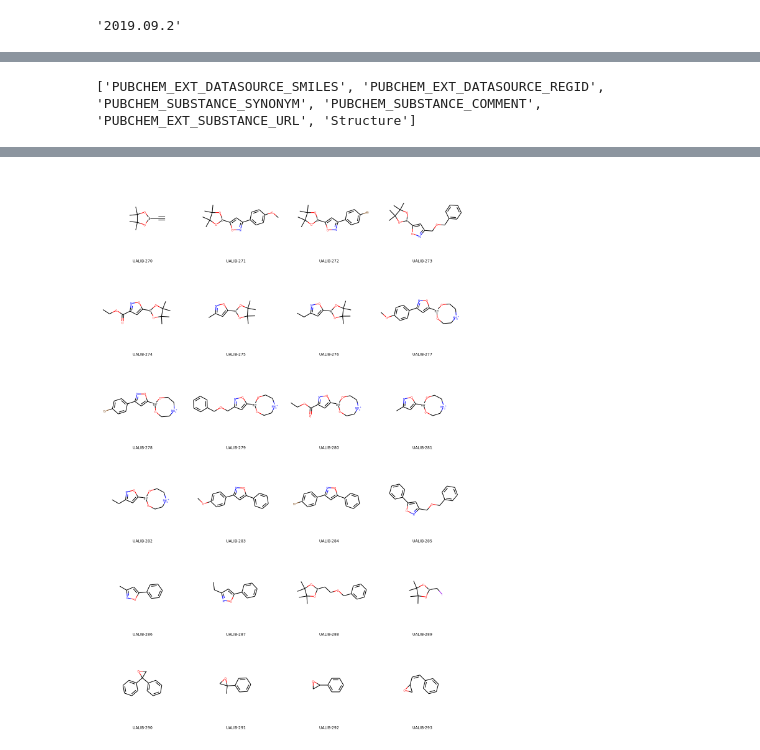
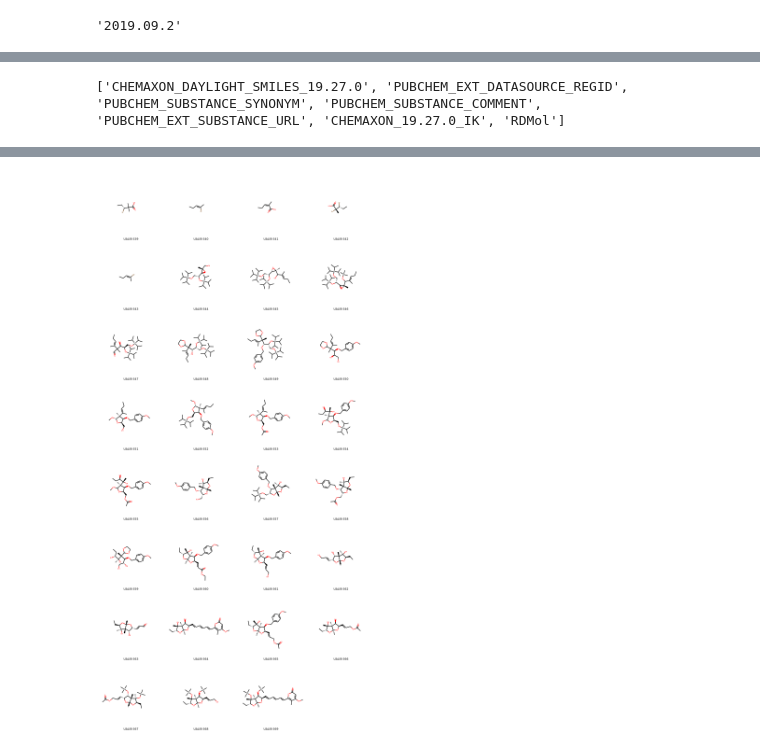
Before and after one commit to ualibweb/UALIB_ChemStructures, a Jupyter notebook: Jupyter_IndexTemplate/UALIB_Chemical_Structures_IndexTemplate.ipynb, the cells around one changed output, grey strips where cells are left out. Saved outputs shown, nothing was run; the diff lists cells and outputs as text; code cells hidden in the pictures.

Commit message:
Commit updated workflow and Eom KD Thesis data

```diff
--- a/Jupyter_IndexTemplate/UALIB_Chemical_Structures_IndexTemplate.ipynb
+++ b/Jupyter_IndexTemplate/UALIB_Chemical_Structures_IndexTemplate.ipynb
@@ -26,16 +26,17 @@ rdkit.__version__
 # Import the thesis chemical structure data
 
 # The file names are in the format:
-# year_author_UACatalogAccession#_substances_raw.csv (e.g.,1995_Battle_W_UA.849024_substances_raw.csv)
+# year_author_UACatalogAccession#_substances_raw.csv (e.g.,2000_Eom_KD_UA.1128100_substances_raw.csv)
 
 # The format of the data within the file is as follows:
-# PUBCHEM_EXT_DATASOURCE_SMILES	PUBCHEM_EXT_DATASOURCE_REGID	PUBCHEM_SUBSTANCE_SYNONYM	PUBCHEM_SUBSTANCE_COMMENT	PUBCHEM_EXT_SUBSTANCE_URL
-# [H]C#CB1OC(C)(C)C(C)(C)O1	UALIB-270	Pinacol ethynylborate	Battle, W. The Synthesis of 5-(Boronic Ester)-Isoxazoles and Their use in Palladium-Catalyzed Cross-Coupling Reactions with Iodobenzene. M.A. Thesis, The University of Alabama, 1995.	https://search.ebscohost.com/login.aspx?direct=true&db=cat00456a&AN=ua.849024&site=eds-live&scope=site&custid=s4594951&groupid=main&profid=eds&authtype=ip,guest
-# CC1(C)C(C)(C)OB(C2=CC(C3=CC=C(OC)C=C3)=NO2)O1	UALIB-271	3-(4’Methoxyphenyl)-5-(pinacolboronate)-isoxazole	Battle, W. The Synthesis of 5-(Boronic Ester)-Isoxazoles and Their use in Palladium-Catalyzed Cross-Coupling Reactions with Iodobenzene. M.A. Thesis, The University of Alabama, 1995.	https://search.ebscohost.com/login.aspx?direct=true&db=cat00456a&AN=ua.849024&site=eds-live&scope=site&custid=s4594951&groupid=main&profid=eds&authtype=ip,guest
-# CC1(C)C(C)(C)OB(C2=CC(C3=CC=C(Br)C=C3)=NO2)O1	UALIB-272	3-(4’-Bromophenyl)-5-(pinacolboronate)-isoxazole	Battle, W. The Synthesis of 5-(Boronic Ester)-Isoxazoles and Their use in Palladium-Catalyzed Cross-Coupling Reactions with Iodobenzene. M.A. Thesis, The University of Alabama, 1995.	https://search.ebscohost.com/login.aspx?direct=true&db=cat00456a&AN=ua.849024&site=eds-live&scope=site&custid=s4594951&groupid=main&profid=eds&authtype=ip,guest
+
+# CHEMAXON_DAYLIGHT_SMILES_19.27.0	PUBCHEM_EXT_DATASOURCE_REGID	PUBCHEM_SUBSTANCE_SYNONYM	PUBCHEM_SUBSTANCE_COMMENT	PUBCHEM_EXT_SUBSTANCE_URL	CHEMAXON_19.27.0_IK
+# [H][C@@](Br)(CC)C(C)(C)C(O)=O	UALIB-339	Erythro-2,3-Dibromo-2-methylpentanoic acid	Eom, K.D. Total Synthesis of (+)-Asteltoxin. Ph.D. Thesis, The University of Alabama, 2000.	https://search.ebscohost.com/login.aspx?direct=true&db=cat00456a&AN=ua.1128100&site=eds-live&scope=site&custid=s4594951&groupid=main&profid=eds&authtype=ip,guest	UCKHUOHUOYJTCV-RXMQYKEDSA-N
+# [H]\C(CC)=C(/C)Br	UALIB-340	Z-2-Bromo-2-pentene	Eom, K.D. Total Synthesis of (+)-Asteltoxin. Ph.D. Thesis, The University of Alabama, 2000.	https://search.ebscohost.com/login.aspx?direct=true&db=cat00456a&AN=ua.1128100&site=eds-live&scope=site&custid=s4594951&groupid=main&profid=eds&authtype=ip,guest	RWKAFOQZRPDXDT-PLNGDYQASA-N
+# [H]\C(CC)=C(/C)C(O)=O	UALIB-341	cis-2-Methyl-2-pentenoic acid	Eom, K.D. Total Synthesis of (+)-Asteltoxin. Ph.D. Thesis, The University of Alabama, 2000.	https://search.ebscohost.com/login.aspx?direct=true&db=cat00456a&AN=ua.1128100&site=eds-live&scope=site&custid=s4594951&groupid=main&profid=eds&authtype=ip,guest	JJYWRQLLQAKNAD-PLNGDYQASA-N
 # ...
 
-file_name_raw = 'test_substances_raw.csv' # change this line each time, that's it.
+file_name_raw = '2000_Eom_KD_UA.1128100_substances_raw.csv' # change this line each time, that's it.
 thesis_df = pd.read_csv(file_name_raw, sep = '\t')
 
 # view first 10 rows
@@ -55,17 +56,18 @@ thesis_df.head(10)
 # %%
 # Add RDKit Molecular Objects
-PandasTools.AddMoleculeColumnToFrame(thesis_df,'PUBCHEM_EXT_DATASOURCE_SMILES','Structure', includeFingerprints=False)
+PandasTools.AddMoleculeColumnToFrame(thesis_df,'CHEMAXON_DAYLIGHT_SMILES_19.27.0','RDMol', includeFingerprints=False)
 print([str(x) for x in  thesis_df.columns])
 # %% [output]
-['PUBCHEM_EXT_DATASOURCE_SMILES', 'PUBCHEM_EXT_DATASOURCE_REGID', 'PUBCHEM_SUBSTANCE_SYNONYM', 'PUBCHEM_SUBSTANCE_COMMENT', 'PUBCHEM_EXT_SUBSTANCE_URL', 'Structure']
+['CHEMAXON_DAYLIGHT_SMILES_19.27.0', 'PUBCHEM_EXT_DATASOURCE_REGID', 'PUBCHEM_SUBSTANCE_SYNONYM', 'PUBCHEM_SUBSTANCE_COMMENT', 'PUBCHEM_EXT_SUBSTANCE_URL', 'CHEMAXON_19.27.0_IK', 'RDMol']
 # %%
 # rearrange table order
-thesis_df = thesis_df[['Structure',
+thesis_df = thesis_df[['RDMol',
  'PUBCHEM_EXT_DATASOURCE_REGID',
- 'PUBCHEM_EXT_DATASOURCE_SMILES',
+ 'CHEMAXON_DAYLIGHT_SMILES_19.27.0',
  'PUBCHEM_SUBSTANCE_SYNONYM',
  'PUBCHEM_SUBSTANCE_COMMENT',
- 'PUBCHEM_EXT_SUBSTANCE_URL']]
+ 'PUBCHEM_EXT_SUBSTANCE_URL',
+ 'CHEMAXON_19.27.0_IK']]
 
 # Display table
 # thesis_df
@@ -75,7 +77,7 @@ from IPython.display import HTML;HTML(thesis_df.head(len(thesis_df.index)).to_ht
 [interactive output not drawn]
 # %%
 # we can also display just the molecules like this:
-PandasTools.FrameToGridImage(thesis_df,column= 'Structure', molsPerRow=4,subImgSize=(300,300),legendsCol="PUBCHEM_EXT_DATASOURCE_REGID")
+PandasTools.FrameToGridImage(thesis_df,column= 'RDMol', molsPerRow=4,subImgSize=(300,300),legendsCol="PUBCHEM_EXT_DATASOURCE_REGID")
 # %% [output]
-[figure, old version]
+[figure, new version]
 # %%
```
Also changed, not shown: parts of 7 cells of this notebook, 16 other files.
